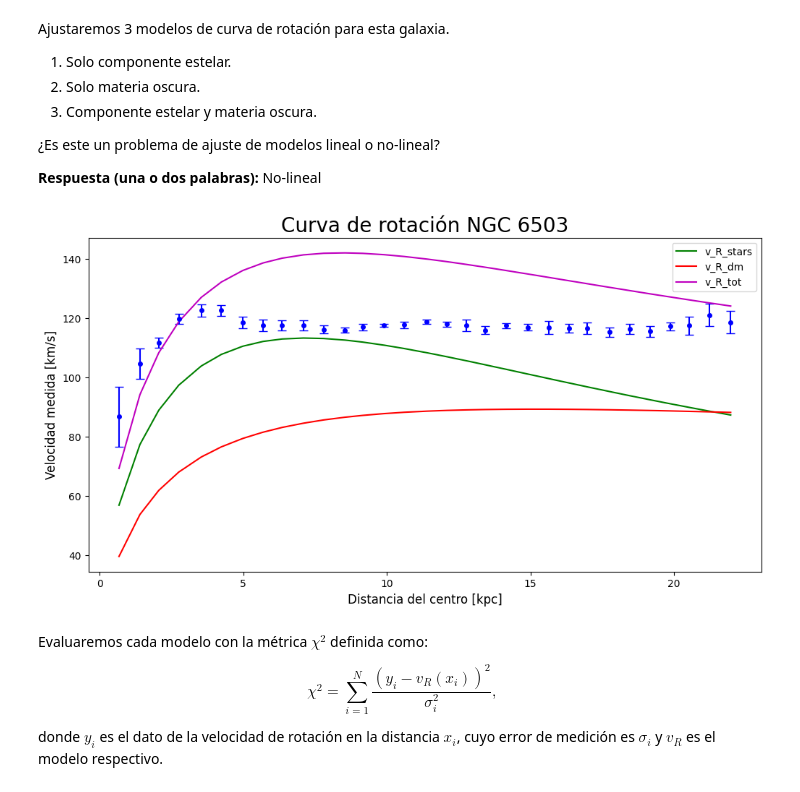
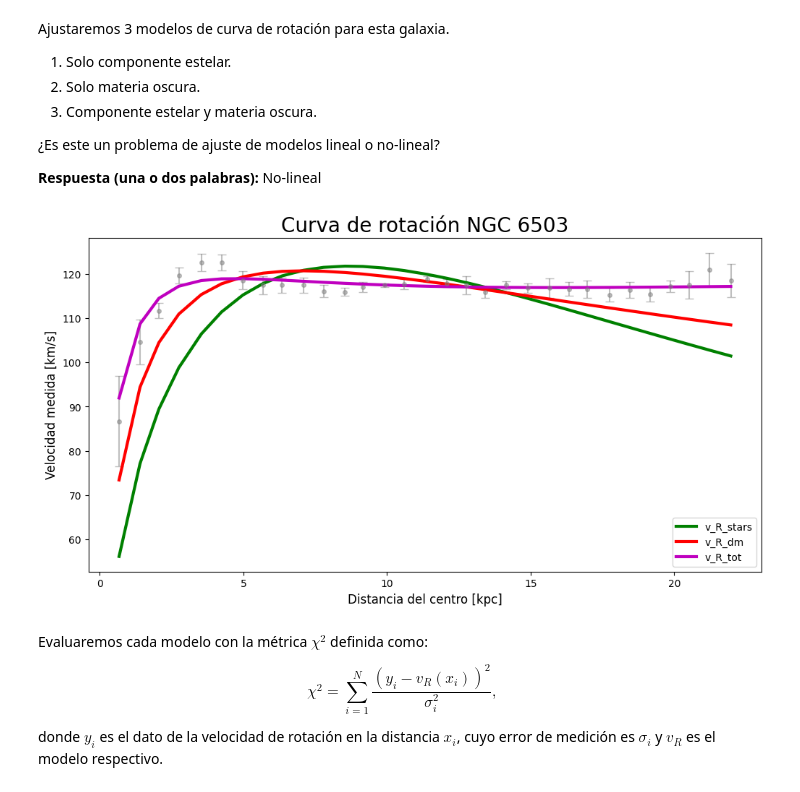
Before and after one commit to Vlxn761/Tarea-3, a Jupyter notebook: Tarea3.ipynb, the cells around one changed output. Cells and saved outputs as stored; diff of their text form; code cells hidden in the pictures.

```diff
--- a/Tarea3.ipynb
+++ b/Tarea3.ipynb
@@ -208,31 +208,31 @@ def v_R_tot(R, M0, R0, M1, R1):
 # Para las condiciones iniciales, considere masas entre 1e10 a 1e11 masas solares, y radios entre 1 a 20 kpc.
 # Rellene según corresponda, ignore las variables "pcov"
 
-c_iniciales = [6e10*solar_masses_to_kg, 7*kpc_to_m, 4e10*solar_masses_to_kg, 4*kpc_to_m]
+c_iniciales = [9e10*solar_masses_to_kg, 2*kpc_to_m, 2e10*solar_masses_to_kg, 9*kpc_to_m]
 
-popt_stars, pcov_stars = curve_fit(v_R_stars, R_NGC, v_NGC, sigma=error_NGC, p0=c_iniciales[2:])
+popt_stars, pcov_stars = curve_fit(v_R_stars, R_NGC*kpc_to_m, v_NGC, sigma=error_NGC, p0=c_iniciales[2:])
 
-popt_dm, pcov_dm = curve_fit(v_R_dm, R_NGC, v_NGC, sigma=error_NGC, p0=c_iniciales[:2])
+popt_dm, pcov_dm = curve_fit(v_R_dm, R_NGC*kpc_to_m, v_NGC, sigma=error_NGC, p0=c_iniciales[:2])
 
-popt_tot, pcov_tot = curve_fit(v_R_tot, R_NGC, v_NGC, sigma=error_NGC, p0=c_iniciales)
+popt_tot, pcov_tot = curve_fit(v_R_tot, R_NGC*kpc_to_m, v_NGC, sigma=error_NGC, p0=c_iniciales)
 # %%
 # En el gráfico de los datos, añada los 3 modelos con los parámetros óptimos encontrados en la parte anterior.
 # No olvide añadir una leyenda adecuada.
 plt.figure(figsize=(12, 6))
 
-plt.errorbar(R_NGC, v_NGC, yerr=error_NGC, capsize=4, marker='o', markersize=4, linestyle="", color="b")
-plt.plot(R_NGC, v_R_stars(R_NGC*kpc_to_m, *popt_stars), label="v_R_stars", color="g")
-plt.plot(R_NGC, v_R_dm(R_NGC*kpc_to_m, *popt_dm), label="v_R_dm", color="r")
-plt.plot(R_NGC, v_R_tot(R_NGC*kpc_to_m, *popt_tot), label="v_R_tot", color="m")
+plt.errorbar(R_NGC, v_NGC, yerr=error_NGC, capsize=4, marker='o', markersize=4, linestyle="", color="gray", alpha=0.5)
+plt.plot(R_NGC, v_R_stars(R_NGC*kpc_to_m, *popt_stars), label="v_R_stars", color="g", linewidth=3)
+plt.plot(R_NGC, v_R_dm(R_NGC*kpc_to_m, *popt_dm), label="v_R_dm", color="r", linewidth=3)
+plt.plot(R_NGC, v_R_tot(R_NGC*kpc_to_m, *popt_tot), label="v_R_tot", color="m", linewidth=3)
 
 plt.xlabel("Distancia del centro [kpc]", fontsize=12)
 plt.ylabel("Velocidad medida [km/s]", fontsize=12)
 plt.title("Curva de rotación NGC 6503", fontsize=20)
 plt.legend()
 
 plt.show()
 # %% [output]
-[figure, old version]
+[figure, new version]
 # %% [markdown]
 Evaluaremos cada modelo con la métrica $\chi ^2$ definida como:
 
```
Also changed, not shown: parts of 4 cells of this notebook.
